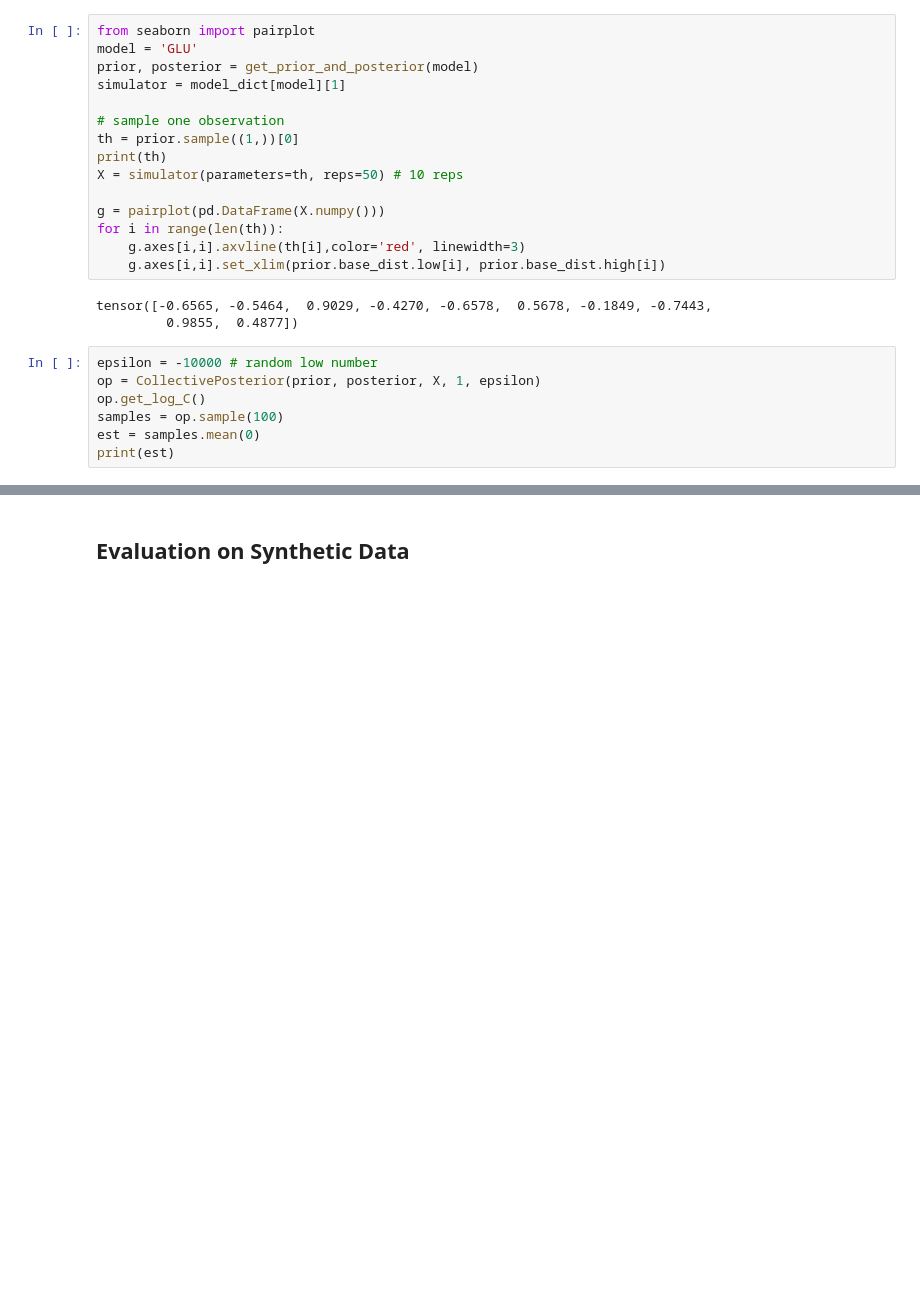
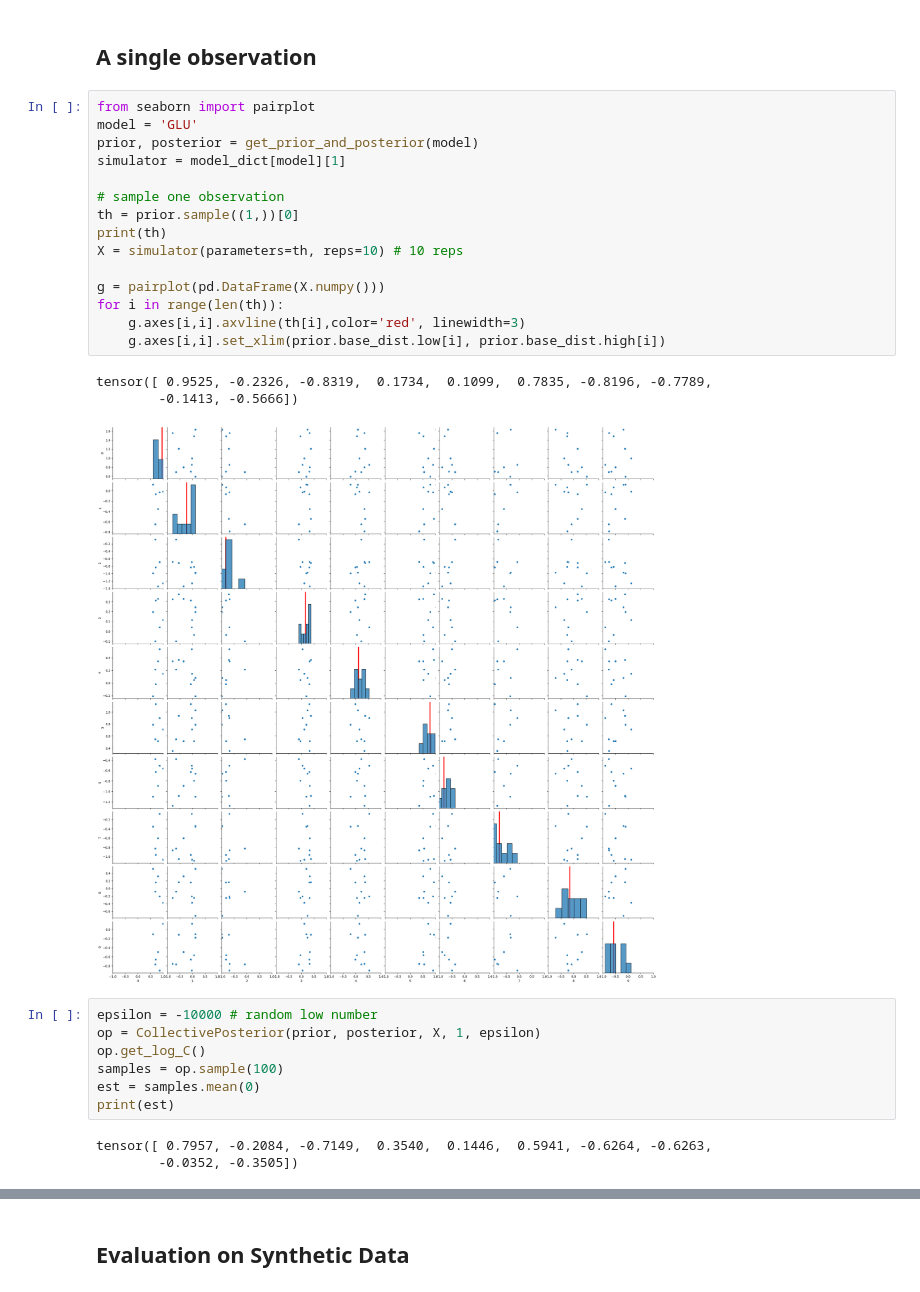
Before and after one commit to nadavbennun1/collective_posterior, a Jupyter notebook: test collective.ipynb, the cells around one changed output, grey strips where cells are left out. Drawn from its saved outputs; the diff is of its cells as text; blank space fills up the shorter version.

```diff
--- a/test collective.ipynb
+++ b/test collective.ipynb
@@ -63,21 +128,24 @@ ax[len(th)-1].legend()
+# %% [markdown]
+## A single observation
 # %%
 from seaborn import pairplot
 model = 'GLU'
 prior, posterior = get_prior_and_posterior(model)
 simulator = model_dict[model][1]
 
 # sample one observation
 th = prior.sample((1,))[0]
 print(th)
-X = simulator(parameters=th, reps=50) # 10 reps
+X = simulator(parameters=th, reps=10) # 10 reps
 
 g = pairplot(pd.DataFrame(X.numpy()))
 for i in range(len(th)):
     g.axes[i,i].axvline(th[i],color='red', linewidth=3)
     g.axes[i,i].set_xlim(prior.base_dist.low[i], prior.base_dist.high[i])
 # %% [output]
-tensor([-0.6565, -0.5464,  0.9029, -0.4270, -0.6578,  0.5678, -0.1849, -0.7443,
-         0.9855,  0.4877])
+tensor([ 0.9525, -0.2326, -0.8319,  0.1734,  0.1099,  0.7835, -0.8196, -0.7789,
+        -0.1413, -0.5666])
+[figure, added]
 # %%
 epsilon = -10000 # random low number
 op = CollectivePosterior(prior, posterior, X, 1, epsilon)
@@ -85,3 +153,6 @@ op.get_log_C()
 samples = op.sample(100)
 est = samples.mean(0)
 print(est)
+# %% [output]
+tensor([ 0.7957, -0.2084, -0.7149,  0.3540,  0.1446,  0.5941, -0.6264, -0.6263,
+        -0.0352, -0.3505])
```
Also changed, not shown: parts of 24 cells of this notebook.
